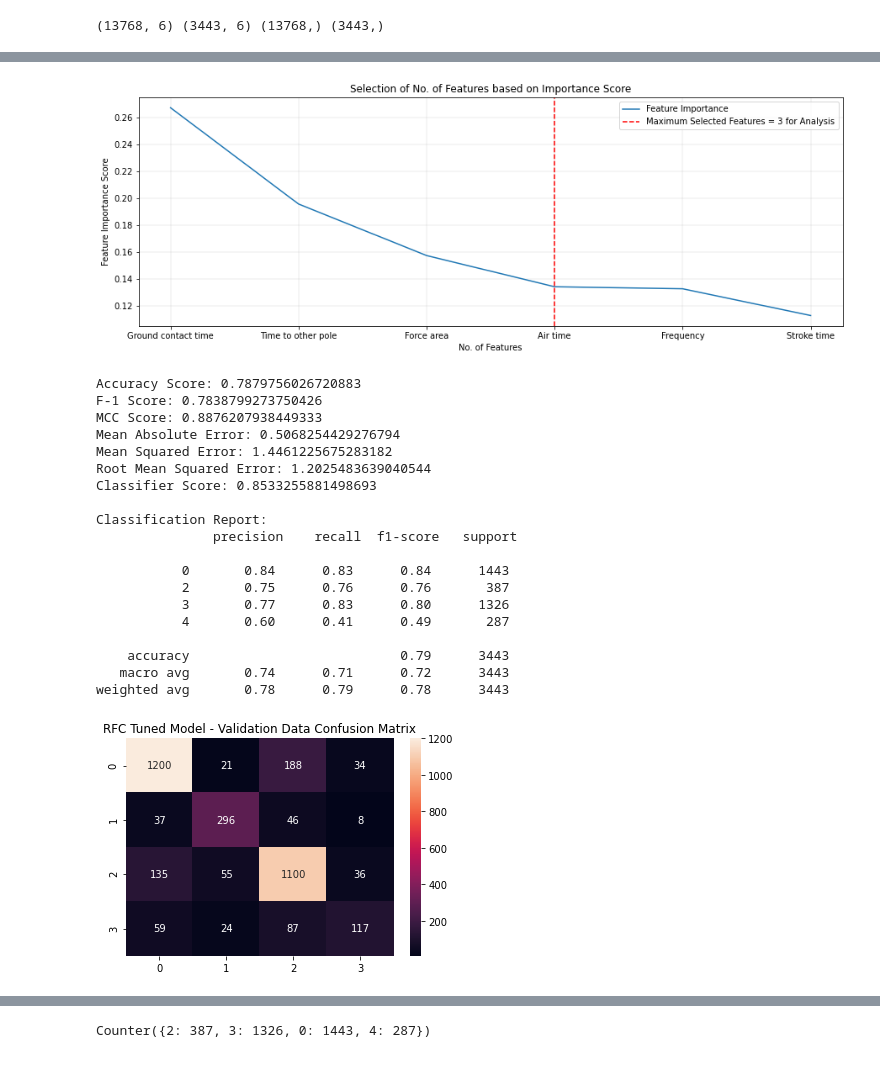
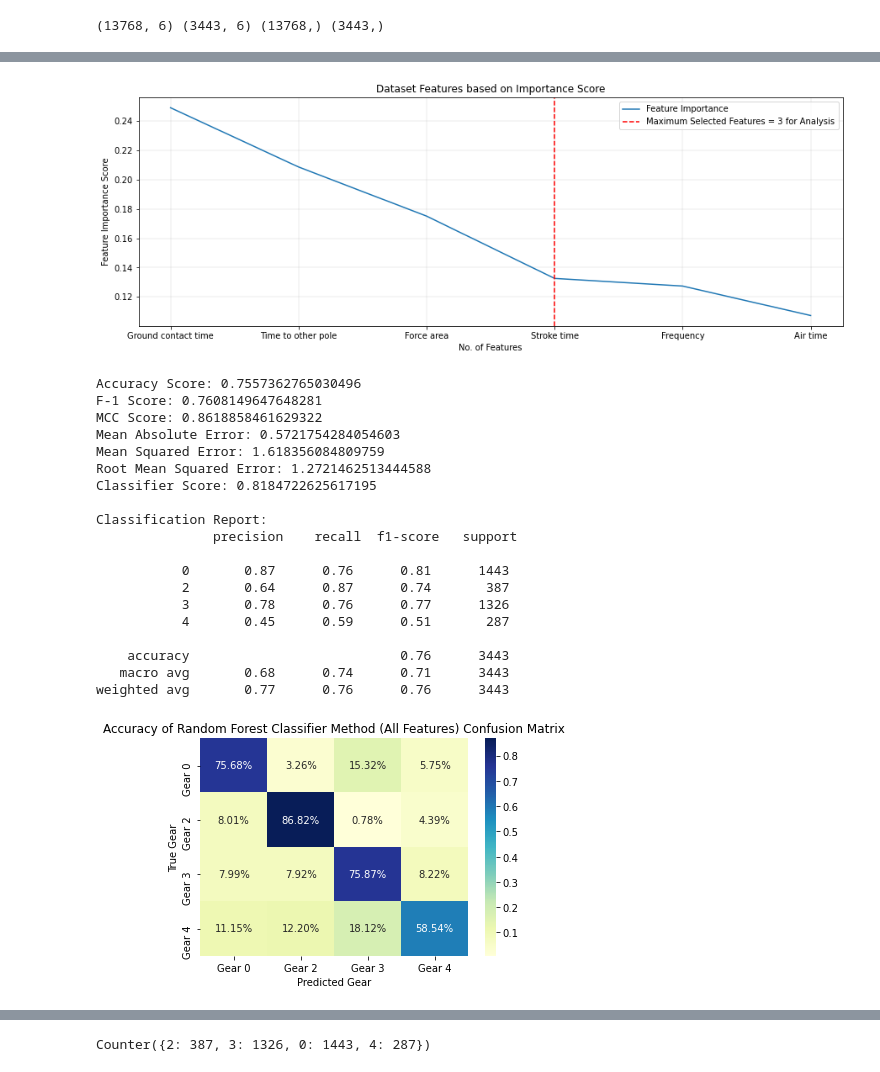
Before and after one commit to DavidLarssonIO/Data-driven-gait-analysis, a Jupyter notebook: main-savya.ipynb, the cells around one changed output, grey strips where cells are left out. Saved outputs shown, nothing was run; the diff lists cells and outputs as text; code cells hidden in the pictures.

```diff
--- a/main-savya.ipynb
+++ b/main-savya.ipynb
@@ -315,8 +135,9 @@ from sklearn import metrics
 # %%
 X = df_info[df_info.columns.difference(['Skier','Pole', 'Other pole index', 'Gear','Peak time'])]
 y = (df_info['Gear'])
-X_train, X_test, y_train, y_test = train_test_split(X, y, test_size=0.2, stratify=y)
-print(X_train.shape, X_test.shape, y_train.shape, y_test.shape)
+X_train, X_valid, y_train, y_valid = train_test_split(X, y, test_size=0.2, stratify=y)
+
+print(X_train.shape, X_valid.shape, y_train.shape, y_valid.shape)
 # %% [output]
 (13768, 6) (3443, 6) (13768,) (3443,)
 # %%
@@ -326,6 +198,6 @@ Counter({2: 387, 3: 1326, 0: 1443, 4: 287})
 # %%
 # Specifiying the range of Number of trees in the random forest
-n_estimators = [int(x) for x in np.linspace(start = 4, stop = 20, num = 4)]
+n_estimators = [int(x) for x in np.linspace(start = 6, stop = 120, num = 6)]
 #n_estimators = [10]
 
 # Specifying the range of Maximum number of levels in tree
@@ -333,11 +205,11 @@ max_depth = [int(x) for x in np.linspace(start = 10, stop = 100, num = 10)]
 max_depth.append(None)
 
 # Specifying the range of Minimum number of samples required to split a node
-min_samples_split = [2, 4, 6]
+min_samples_split = [1, 2, 4, 6]
 #min_samples_split = [4]
 
 # Specifying the range of Minimum number of samples required at each leaf node
-min_samples_leaf = [1, 2, 4]
+min_samples_leaf = [1, 2, 4, 6]
 #min_samples_leaf = [2]
 
 # Specifying the Method of selecting samples for training each tree
@@ -345,15 +217,15 @@ bootstrap = [True, False]
 #bootstrap = [True]
 
 # Specifying the Class weight
-#class_weight = ['balanced', 'balanced_subsample']
+class_weight = ['balanced', 'balanced_subsample']
 
 # Now, we create the random grid that would store all the values as specified above
 random_grid = {'n_estimators': n_estimators,
                'max_depth': max_depth,
                'min_samples_split': min_samples_split,
                'min_samples_leaf': min_samples_leaf,
-               'bootstrap': bootstrap#,
-              #'class_weight' : class_weight
+               'bootstrap': bootstrap,
+              'class_weight' : class_weight
               }
 
 pprint(random_grid)
@@ -369,11 +242,14 @@ pprint(random_grid)
 # First we create the base model that we want to tune by specifying no parameters
 rf = RandomForestClassifier()
 
+#scoring_accuracy = 'balanced_accuracy'
+#scoring_accuracy = 'roc_auc'
+
 # Random search of parameters, using 3 fold cross validation,
 # search across 100 different combinations, and use all available cores
 rf_random = RandomizedSearchCV(estimator=rf, param_distributions=random_grid,
-                              n_iter = 10, scoring='accuracy',
-                              cv = 5, verbose=2,
+                              n_iter = 50, scoring='balanced_accuracy',
+                              cv = 3, verbose=2,
                                # random_state=42,
                                n_jobs=-1,
                               return_train_score=True)
@@ -424,7 +304,7 @@ imp_score = np.array(sorted(zip(map(lambda x: round(x, 4), rfc.feature_importanc
 
 #imp_features = 15
 imp_features = int((np.count_nonzero(sel.get_support())))
-imp_features = 3
+#imp_features = 3
 
 fig = plt.figure(figsize=(15, 5))
 
@@ -433,17 +313,16 @@ plt.plot(list(imp_score[:,1]),list(imp_score[:,0].astype(float)), label='Feature
 plt.axvline(imp_features, color='r', linestyle='--', label='Maximum Selected Features = {} for Analysis'.format(imp_features))
 plt.xlabel("No. of Features")
 plt.ylabel("Feature Importance Score")
-plt.title("Selection of No. of Features based on Importance Score")
+plt.title("Dataset Features based on Importance Score")
 plt.legend(loc='best')
 plt.grid(True,linewidth=0.25)
-#plt.xticks(range(0,X_train.shape[1],20))
 #plt.gcf()
 #plt.savefig('RFC Feature Selection Plot', bbox_to_anchor='tight')
 plt.show()
 #plt.close()
 
 # Predict Values using all the features, without reduction
-all_y_pred = rfc.predict(X_valid)
+#all_y_pred = rfc.predict(X_valid)
 
 # Build the k-fold cross-validator
 kfold = KFold(n_splits=5)
@@ -467,48 +346,55 @@ results[0][4] = TP/(TP+FP)
 results[0][5] = metrics.f1_score(y_valid, all_y_pred, average='weighted')
 results[0][6] = ((TP*TN)-(FP*FN))/(np.sqrt((TP + FP)*(TP + FN)*(TN + FP)*(TN + FN)))
 results[0][7] = metrics.mean_absolute_error(y_valid, all_y_pred)
 results[0][8] = metrics.mean_squared_error(y_valid, all_y_pred)
 results[0][9] = np.sqrt(metrics.mean_squared_error(y_valid, all_y_pred))
 results[0][10] = rfc.score(X_valid,y_valid)
 
 print('Accuracy Score:', results[0][0])
 print('F-1 Score:', results[0][5])
 print('MCC Score:', results[0][6])
 print('Mean Absolute Error:', metrics.mean_absolute_error(y_valid, all_y_pred))
 print('Mean Squared Error:', metrics.mean_squared_error(y_valid, all_y_pred))
 print('Root Mean Squared Error:', np.sqrt(metrics.mean_squared_error(y_valid, all_y_pred)))
 print('Classifier Score:', rfc.score(X_valid,y_valid))
 
 print('\nClassification Report: \n', metrics.classification_report(y_valid, all_y_pred))
 
-file_prefix = 'RFC Tuned Model - Validation Data '
+
+file_prefix = 'Accuracy of Random Forest Classifier Method (All Features) '
+#temp_labels = ['Gear ' + str(list(Counter(y_valid).keys())[i]) for i in range(0,len(list(Counter(y_valid).keys())))]
+temp_labels = ['Gear 0', 'Gear 2', 'Gear 3', 'Gear 4']
+
+x = np.true_divide(CM_arr, CM_arr.sum(axis=1, keepdims=True))
 
 plt.figure()
-sns.heatmap(CM_arr, annot=True,fmt='0.0f')
+sns.heatmap(x, annot=True,fmt='0.2%', xticklabels=temp_labels, yticklabels=temp_labels, cmap='YlGnBu')
 plt.title('{}Confusion Matrix'.format(file_prefix))
+plt.xlabel("Predicted Gear")
+plt.ylabel("True Gear")
 #plt.gcf()
 #plt.savefig('{}_Confusion Matrix'.format(file_prefix), bbox_to_anchor='tight')
 plt.show()
 #plt.close()
 # %% [output]
-[figure, old version]
+[figure, new version]
-Accuracy Score: 0.7879756026720883
-F-1 Score: 0.7838799273750426
-MCC Score: 0.8876207938449333
-Mean Absolute Error: 0.5068254429276794
-Mean Squared Error: 1.4461225675283182
-Root Mean Squared Error: 1.2025483639040544
-Classifier Score: 0.8533255881498693
+Accuracy Score: 0.7557362765030496
+F-1 Score: 0.7608149647648281
+MCC Score: 0.8618858461629322
+Mean Absolute Error: 0.5721754284054603
+Mean Squared Error: 1.618356084809759
+Root Mean Squared Error: 1.2721462513444588
+Classifier Score: 0.8184722625617195
 
 Classification Report:
                precision    recall  f1-score   support
 
-           0       0.84      0.83      0.84      1443
-           2       0.75      0.76      0.76       387
-           3       0.77      0.83      0.80      1326
-           4       0.60      0.41      0.49       287
+           0       0.87      0.76      0.81      1443
+           2       0.64      0.87      0.74       387
+           3       0.78      0.76      0.77      1326
+           4       0.45      0.59      0.51       287
 
-    accuracy                           0.79      3443
-   macro avg       0.74      0.71      0.72      3443
-weighted avg       0.78      0.79      0.78      3443
+    accuracy                           0.76      3443
+   macro avg       0.68      0.74      0.71      3443
+weighted avg       0.77      0.76      0.76      3443
-[figure, old version]
+[figure, new version]
```
Also changed, not shown: parts of 50 cells of this notebook.
